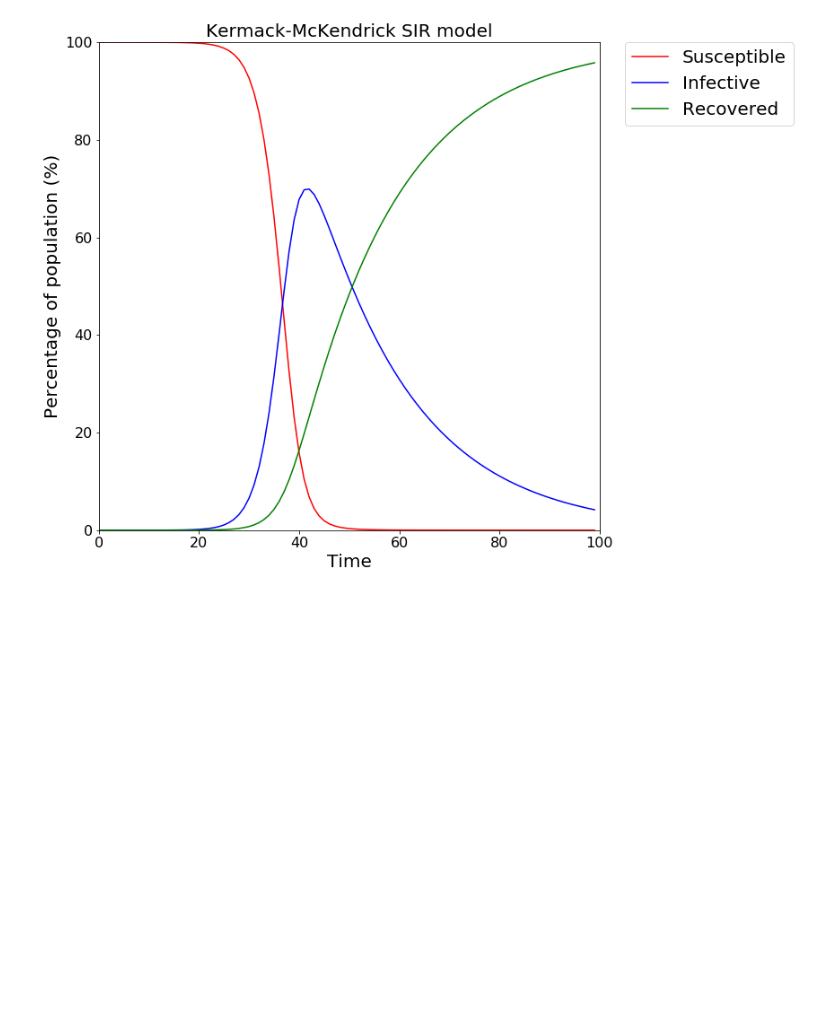
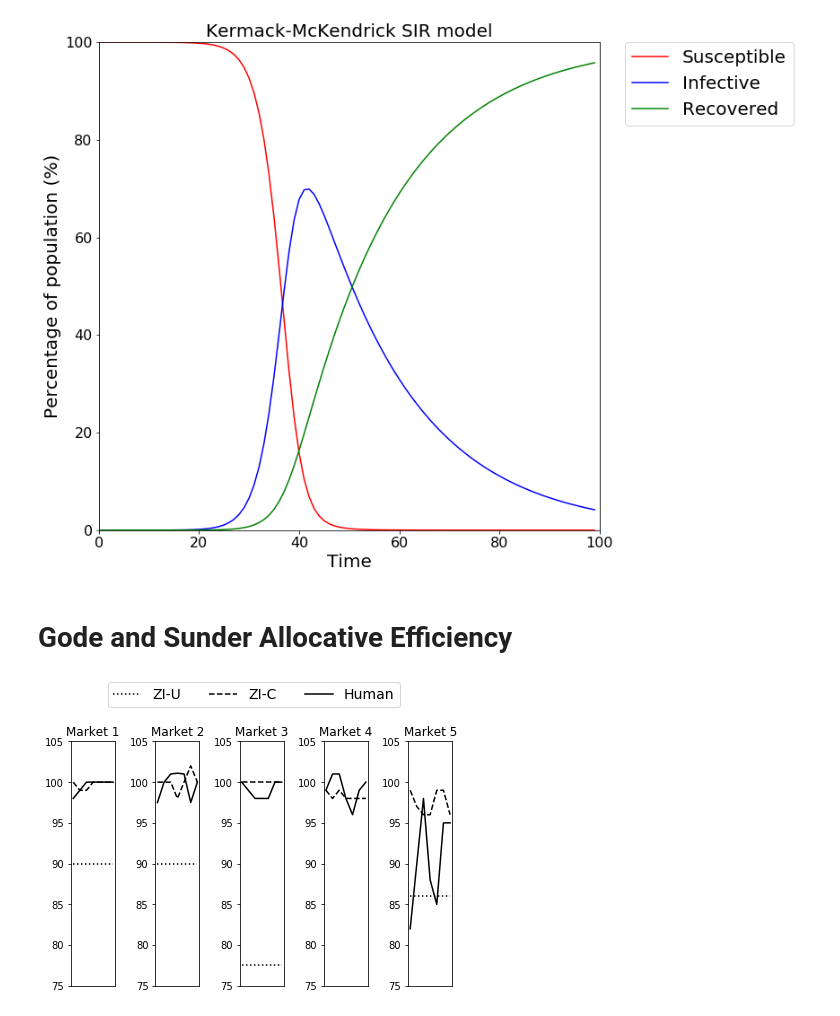
Before and after one commit to ken-neth/opinion_dynamics_BSE, a Jupyter notebook: Narrative Economics.ipynb, the cells around one changed output. Drawn from its saved outputs; the diff is of its cells as text; code cells hidden in the pictures; blank space fills up the shorter version.

Commit message:
Gode and Sunder

```diff
--- a/Narrative Economics.ipynb
+++ b/Narrative Economics.ipynb
@@ -72,3 +72,43 @@ legend(bbox_to_anchor=(1.05, 1), loc='upper left', borderaxespad=0., prop={'size
 show()
 # %% [output]
 [figure]
+# %% [markdown]
+# Gode and Sunder Allocative Efficiency
+# %%
+import matplotlib.pyplot as plt
+
+x = range(10)
+y = range(10)
+
+fig, ax = plt.subplots(nrows=1, ncols=5)
+
+periods = 7
+time = [i for i in range(periods)]
+
+ziu = [[90]*periods, [90]*periods, [77.5]*periods, [0]*periods, [86]*periods]
+zic = [[100, 99, 99, 100, 100, 100, 100],
+       [100, 100, 100, 98, 100, 102, 100],
+       [100]*periods,
+       [99, 98, 99, 98, 98, 98, 98],
+       [99, 97, 96, 96, 99, 99, 96]]
+human = [[98, 99, 100, 100, 100, 100, 100],
+         [97.5, 100, 101, 101.1, 101, 97.5, 100],
+         [100, 99, 98, 98, 98, 100, 100],
+         [99, 101, 101, 98, 96, 99, 100],
+         [82, 90, 98, 88, 85, 95, 95]]
+
+market = 1
+for col in ax:
+    col.plot(time, ziu[market-1], 'black', label='ZI-U', linestyle='dotted')
+    col.plot(time, zic[market-1], 'black', label='ZI-C', linestyle='dashed')
+    col.plot(time, human[market-1], 'black', label='Human')
+    col.set_title("Market " + str(market))
+    col.set_ylim([75, 105])
+    col.set_xticks([])
+    market += 1
+
+fig.tight_layout()
+fig.legend(bbox_to_anchor=(0.5, 1.1), loc='upper center', borderaxespad=0., prop={'size': 14}, ncol=3)
+plt.show()
+# %% [output]
+[figure, added]
```
Also changed, not shown: 4 other files.
